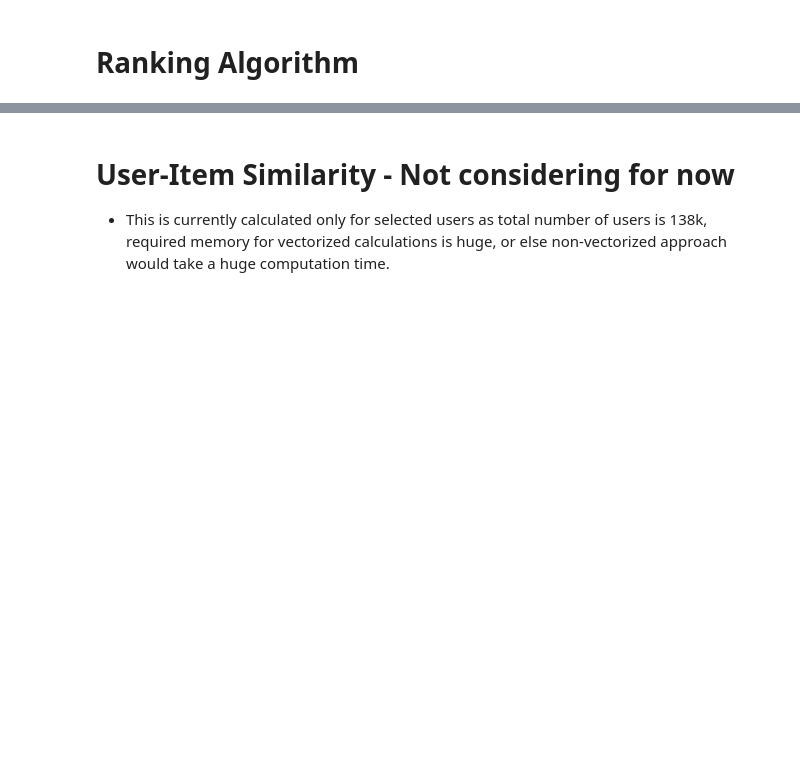
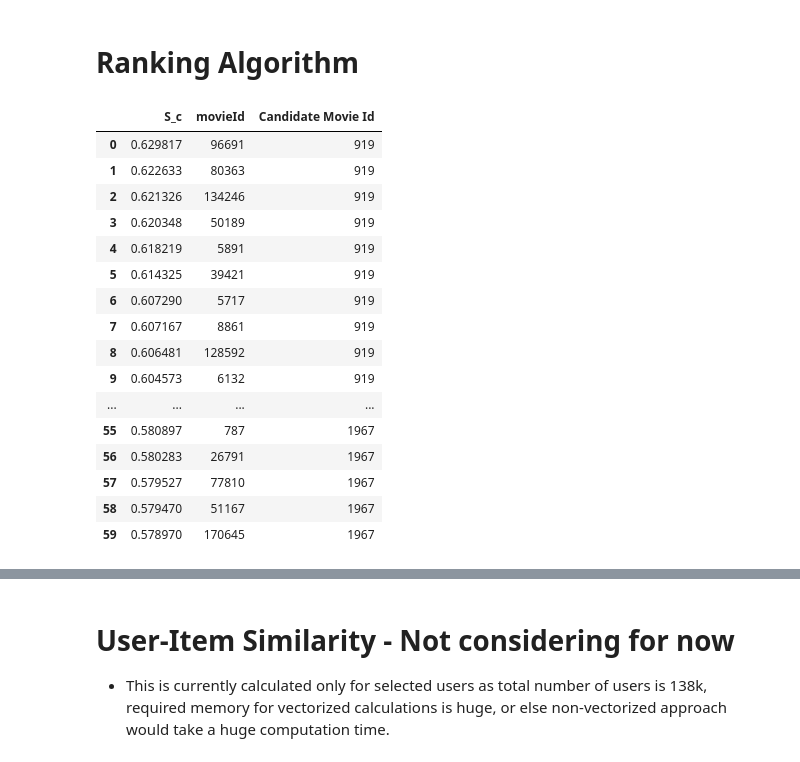
Before and after one commit to aniruddhakal/Recommending-Diverse-And-Serendipitous-Movies-using-Tag-Genome, a Jupyter notebook: ipython_notebooks/BaselineRecommender.ipynb, the cells around one changed output, grey strips where cells are left out. Saved outputs shown, nothing was run; the diff lists cells and outputs as text; code cells hidden in the pictures; blank space fills up the shorter version.

```diff
--- a/ipython_notebooks/BaselineRecommender.ipynb
+++ b/ipython_notebooks/BaselineRecommender.ipynb
@@ -172,0 +175,39 @@ k_similar_items_dict
+# %%
+K = 20
+candidate_movie_id = 1
+
+ranking_df = pd.DataFrame()
+
+candidate_movies = [919, 924, 1967]
+
+for candidate_movie_id in candidate_movies:
+    item_item_similarity_df = pd.DataFrame(item_item_distances, index=genome_scores_df.index, columns=genome_scores_df.index)
+    similar_movies = item_item_similarity_df[candidate_movie_id].sort_values(ascending=False)[:K]
+
+    similar_movies_df = pd.DataFrame(similar_movies)
+    similar_movies_df['movieId'] = similar_movies_df.index
+    similar_movies_df['candidate_movie_id'] = similar_movies.name
+    similar_movies_df.columns = ['S_c', 'movieId', 'Candidate Movie Id']
+    similar_movies_df.reset_index(drop=True, inplace=True)
+
+    ranking_df = ranking_df.append(similar_movies_df, ignore_index=True)
+
+ranking_df
+# %% [output]
+|  | S_c | movieId | Candidate Movie Id |
+| 0 | 0.629817 | 96691 | 919 |
+| 1 | 0.622633 | 80363 | 919 |
+| 2 | 0.621326 | 134246 | 919 |
+| 3 | 0.620348 | 50189 | 919 |
+| 4 | 0.618219 | 5891 | 919 |
+| 5 | 0.614325 | 39421 | 919 |
+| 6 | 0.607290 | 5717 | 919 |
+| 7 | 0.607167 | 8861 | 919 |
+| 8 | 0.606481 | 128592 | 919 |
+| 9 | 0.604573 | 6132 | 919 |
+| ... | ... | ... | ... |
+| 55 | 0.580897 | 787 | 1967 |
+| 56 | 0.580283 | 26791 | 1967 |
+| 57 | 0.579527 | 77810 | 1967 |
+| 58 | 0.579470 | 51167 | 1967 |
+| 59 | 0.578970 | 170645 | 1967 |
```
Also changed, not shown: parts of 8 cells of this notebook, 4 other files.
